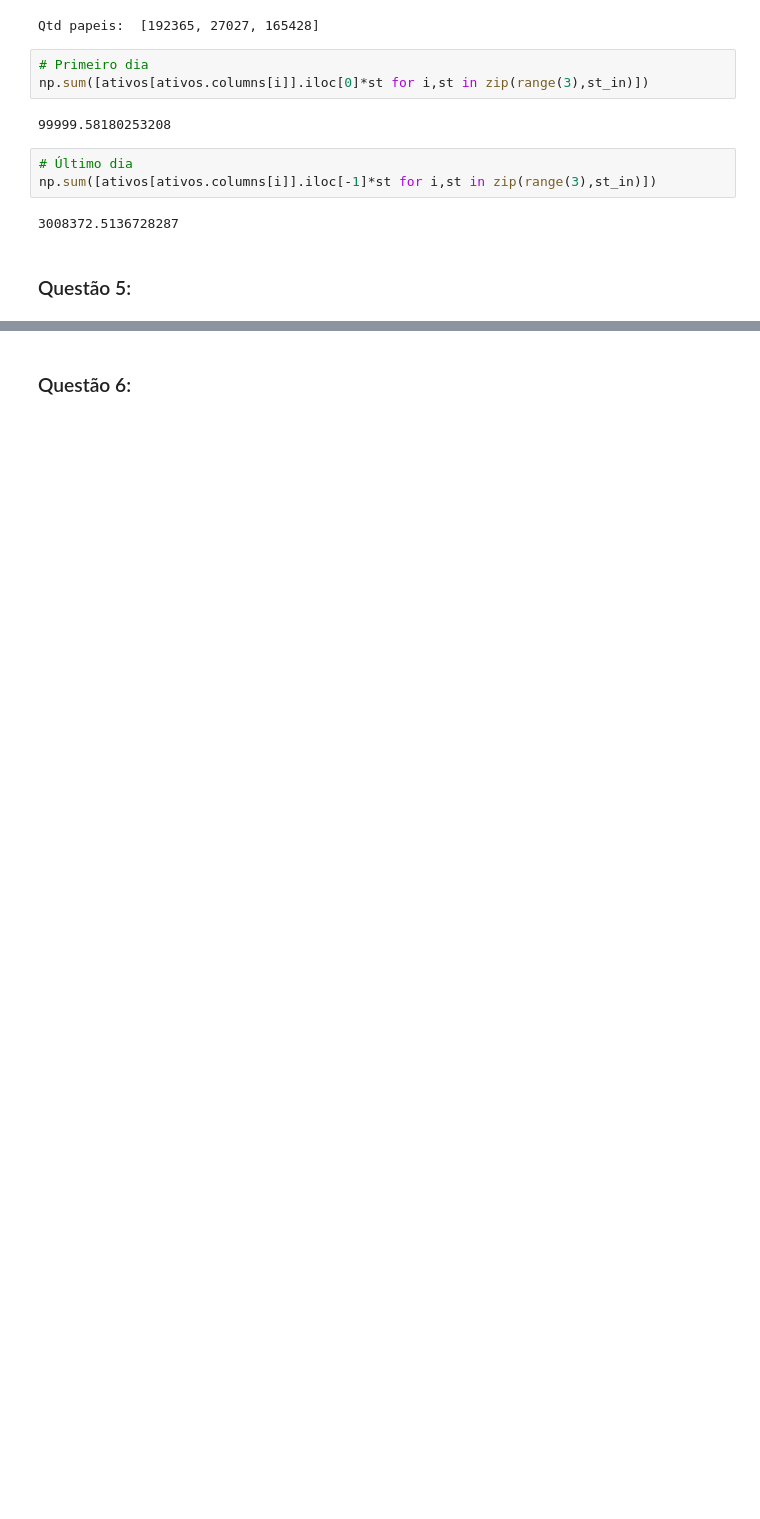
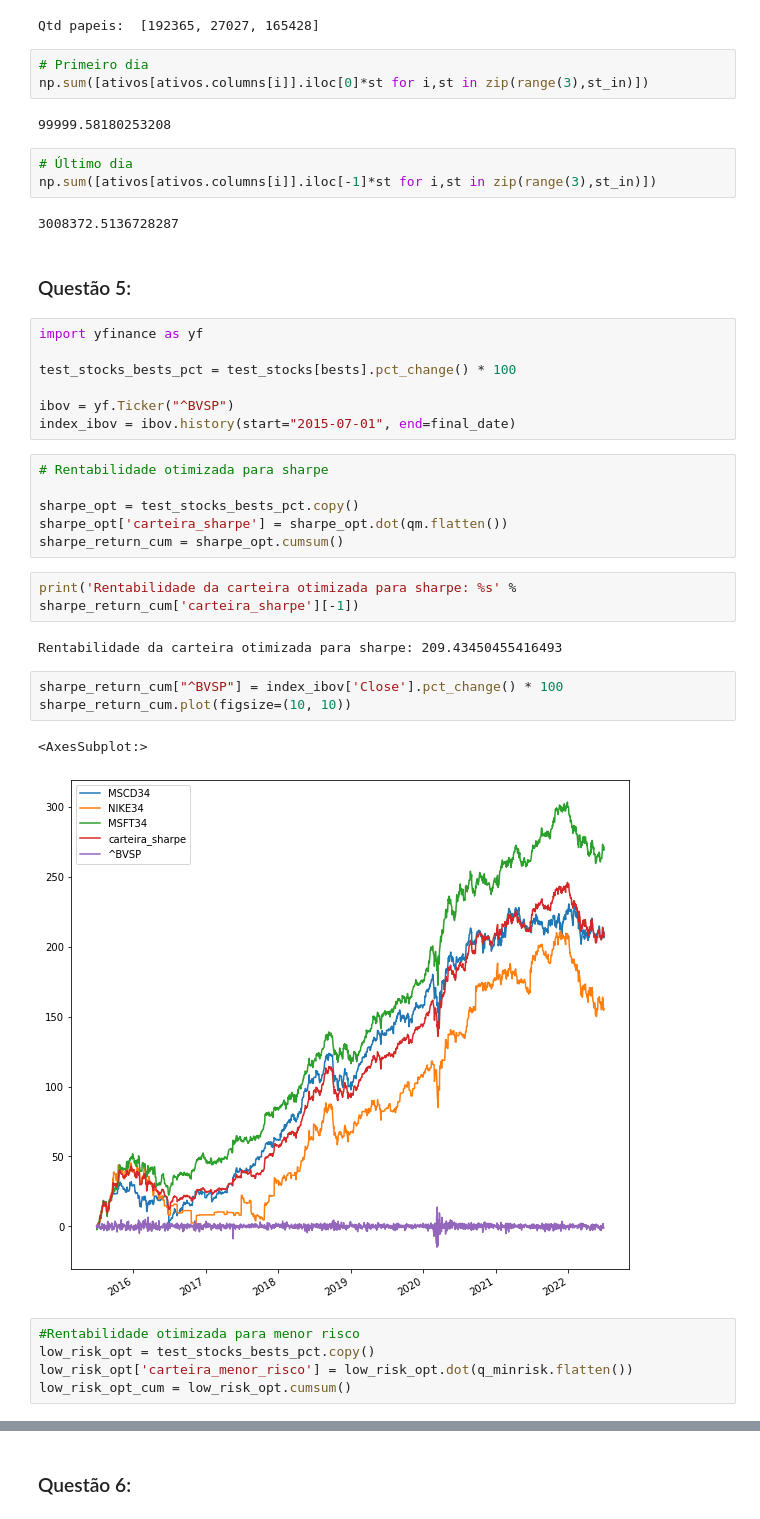
Before and after one commit to lucianosz7/PSF-Harry_Markowitz, a Jupyter notebook: Primeira_Atividade_Prática_Avaliativa_questao01_feita.ipynb, the cells around one changed output, grey strips where cells are left out. Drawn from its saved outputs; the diff is of its cells as text; blank space fills up the shorter version.

```diff
--- a/Primeira_Atividade_Prática_Avaliativa_questao01_feita.ipynb
+++ b/Primeira_Atividade_Prática_Avaliativa_questao01_feita.ipynb
@@ -645,3 +627,31 @@ np.sum([ativos[ativos.columns[i]].iloc[-1]*st for i,st in zip(range(3),st_in)])
 3008372.5136728287
 # %% [markdown]
 ### Questão 5:
+# %%
+import yfinance as yf
+
+test_stocks_bests_pct = test_stocks[bests].pct_change() * 100
+
+ibov = yf.Ticker("^BVSP")
+index_ibov = ibov.history(start="2015-07-01", end=final_date)
+# %%
+# Rentabilidade otimizada para sharpe
+
+sharpe_opt = test_stocks_bests_pct.copy()
+sharpe_opt['carteira_sharpe'] = sharpe_opt.dot(qm.flatten())
+sharpe_return_cum = sharpe_opt.cumsum()
+# %%
+print('Rentabilidade da carteira otimizada para sharpe: %s' % sharpe_return_cum['carteira_sharpe'][-1])
+# %% [output]
+Rentabilidade da carteira otimizada para sharpe: 209.43450455416493
+# %%
+sharpe_return_cum["^BVSP"] = index_ibov['Close'].pct_change() * 100
+sharpe_return_cum.plot(figsize=(10, 10))
+# %% [output]
+<AxesSubplot:>
+[figure, added]
+# %%
+#Rentabilidade otimizada para menor risco
+low_risk_opt = test_stocks_bests_pct.copy()
+low_risk_opt['carteira_menor_risco'] = low_risk_opt.dot(q_minrisk.flatten())
+low_risk_opt_cum = low_risk_opt.cumsum()
```
Also changed, not shown: parts of 12 cells of this notebook.
